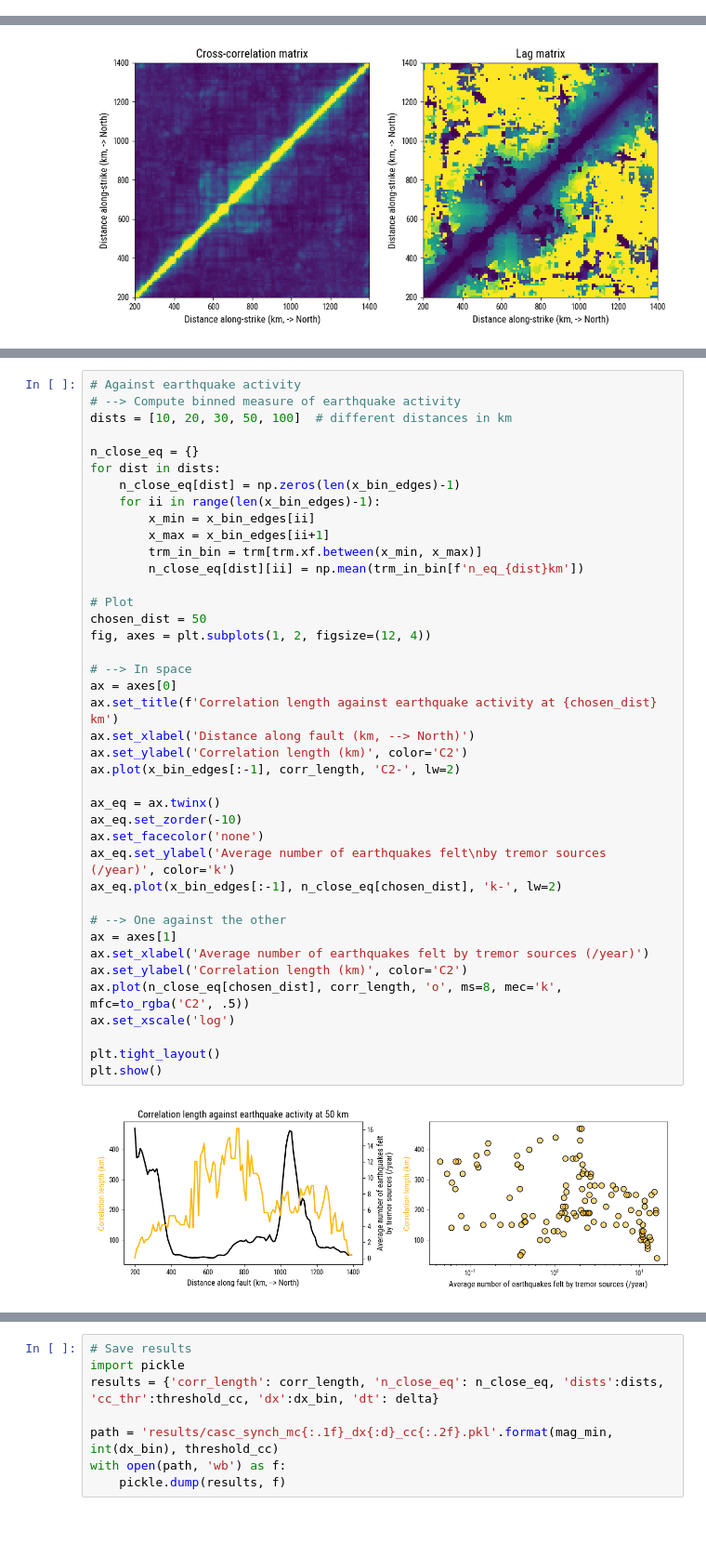
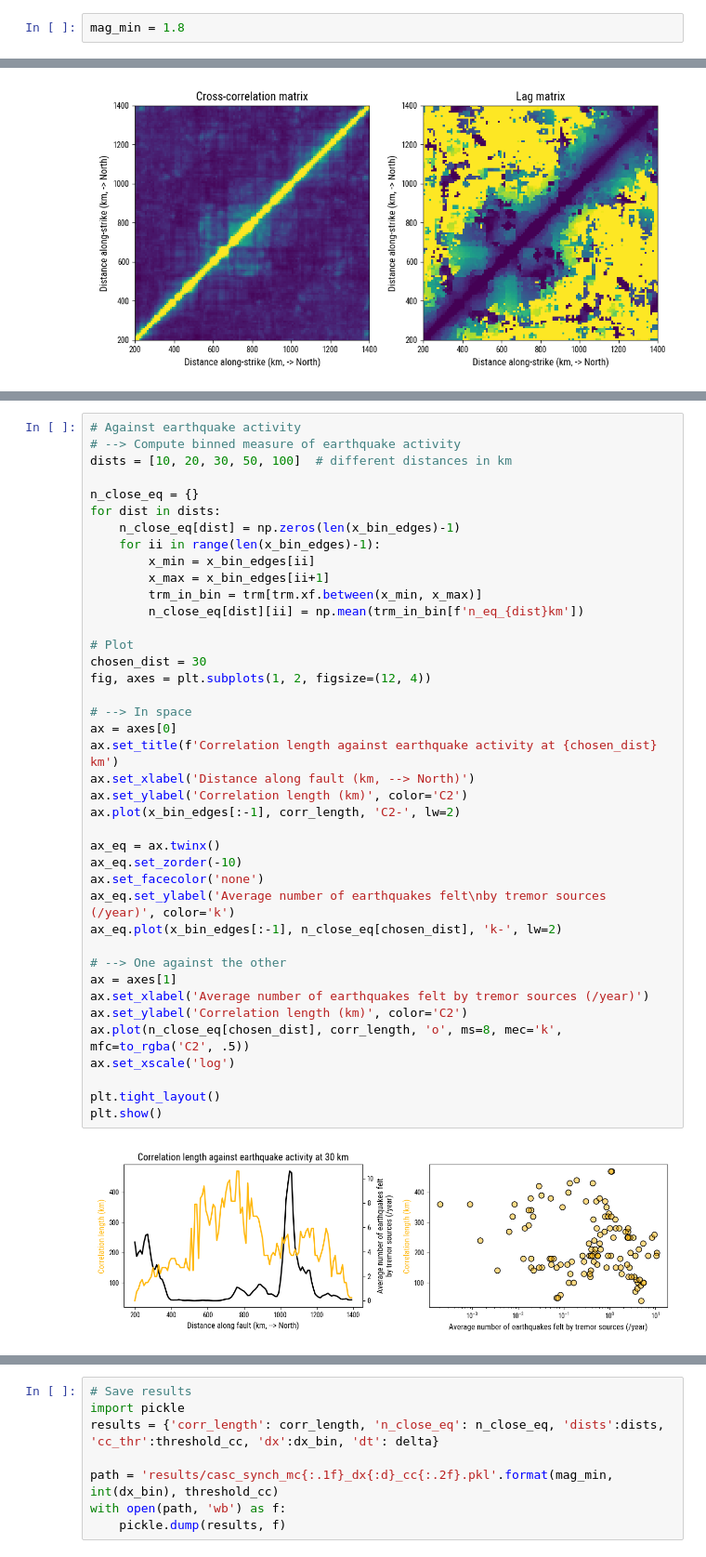
Before and after one commit to gfarge/tremor_v_eq, a Jupyter notebook: cascadia_synch.ipynb, the cells around one changed output, grey strips where cells are left out. Shown at 93% size. Drawn from its saved outputs; the diff is of its cells as text; blank space fills up the shorter version.

```diff
--- a/cascadia_synch.ipynb
+++ b/cascadia_synch.ipynb
@@ -43 +43,3 @@ mag_min = 2.
+# %%
+mag_min = 1.8
 # %% [markdown]
@@ -246,35 +251,35 @@ for dist in dists:
         x_max = x_bin_edges[ii+1]
         trm_in_bin = trm[trm.xf.between(x_min, x_max)]
         n_close_eq[dist][ii] = np.mean(trm_in_bin[f'n_eq_{dist}km'])
 
 # Plot
-chosen_dist = 50
+chosen_dist = 30
 fig, axes = plt.subplots(1, 2, figsize=(12, 4))
 
 # --> In space
 ax = axes[0]
 ax.set_title(f'Correlation length against earthquake activity at {chosen_dist} km')
 ax.set_xlabel('Distance along fault (km, --> North)')
 ax.set_ylabel('Correlation length (km)', color='C2')
 ax.plot(x_bin_edges[:-1], corr_length, 'C2-', lw=2)
 
 ax_eq = ax.twinx()
 ax_eq.set_zorder(-10)
 ax.set_facecolor('none')
 ax_eq.set_ylabel('Average number of earthquakes felt\nby tremor sources (/year)', color='k')
 ax_eq.plot(x_bin_edges[:-1], n_close_eq[chosen_dist], 'k-', lw=2)
 
 # --> One against the other
 ax = axes[1]
 ax.set_xlabel('Average number of earthquakes felt by tremor sources (/year)')
 ax.set_ylabel('Correlation length (km)', color='C2')
 ax.plot(n_close_eq[chosen_dist], corr_length, 'o', ms=8, mec='k', mfc=to_rgba('C2', .5))
 ax.set_xscale('log')
 
 plt.tight_layout()
 plt.show()
 # %% [output]
-[figure, old version]
+[figure, new version]
 # %%
 # Stats
 from scipy.stats import linregress
```
Also changed, not shown: parts of 13 cells of this notebook, 15 other files.
